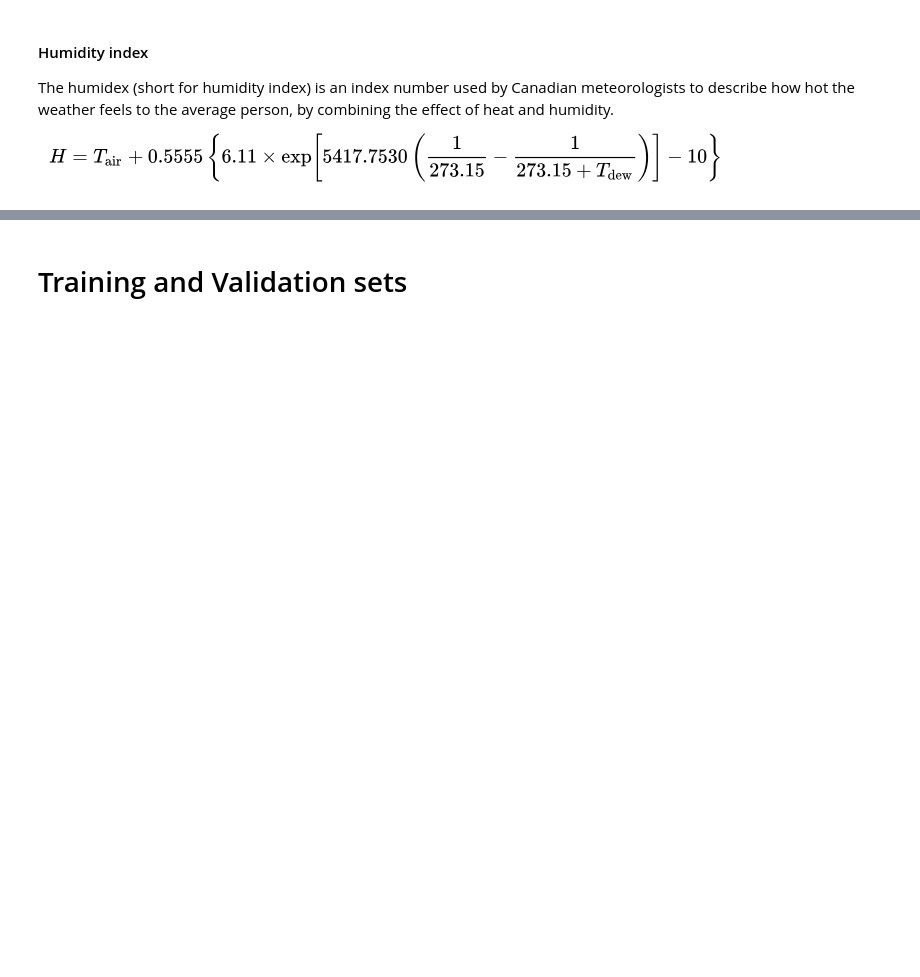
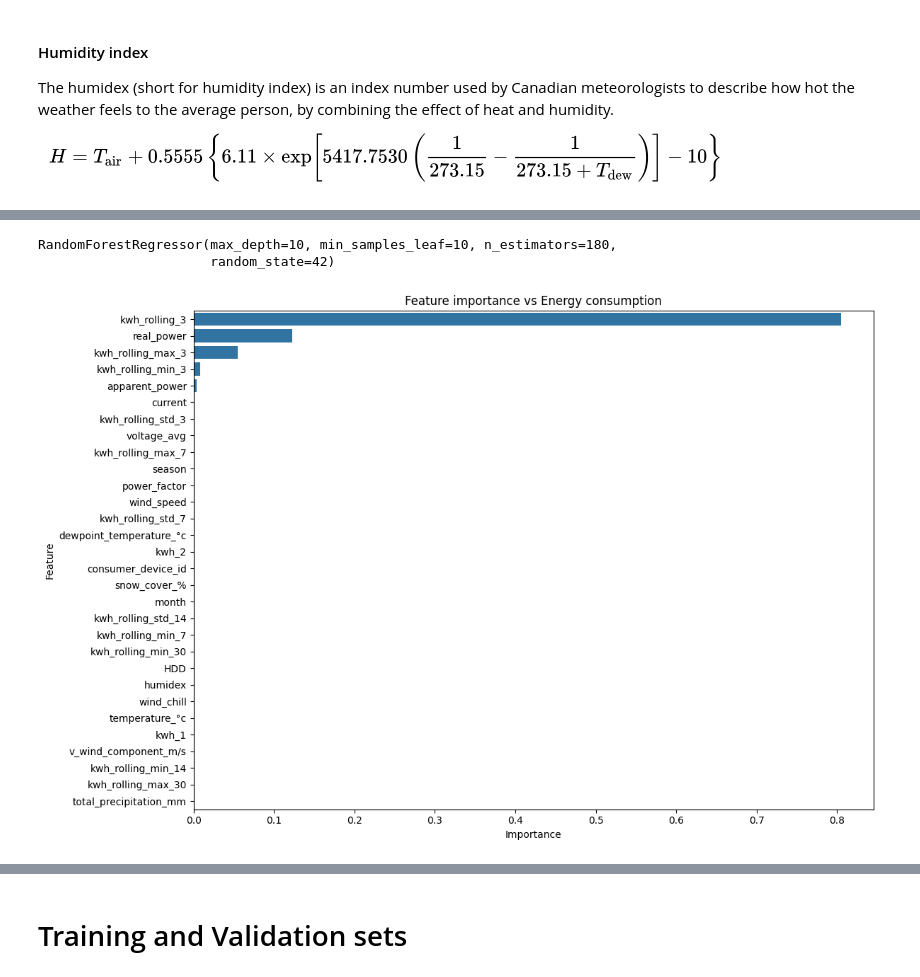
Before and after one commit to okellodaniel/hydropower_climate_optimization, a Jupyter notebook: notebook.ipynb, the cells around one changed output, grey strips where cells are left out. Cells and saved outputs as stored; diff of their text form; code cells hidden in the pictures; blank space fills up the shorter version.

```diff
--- a/notebook.ipynb
+++ b/notebook.ipynb
@@ -319,0 +489,3 @@ forecusting_df
+# %%
+X = processed_df[features]
+y = processed_df['kwh']
@@ -319,0 +523,46 @@ forecusting_df
+# %%
+# categorical variable training
+categorical_cols = X.select_dtypes(include=['object','category']).columns
+
+if not categorical_cols.empty:
+    ct = ColumnTransformer([
+        ('onehot', OneHotEncoder(handle_unknown='ignore'),categorical_cols)
+    ])
+    X = ct.fit_transform(X)
+# %%
+# Train model
+rf_model = RandomForestRegressor(
+    n_estimators=180,
+    random_state=42,
+    min_samples_leaf=10,
+    max_depth=10
+)
+# %%
+rf_model.fit(X,y)
+# %% [output]
+RandomForestRegressor(max_depth=10, min_samples_leaf=10, n_estimators=180,
+                      random_state=42)
+# %%
+if hasattr(rf_model,'feature_importances_'):
+    importances = rf_model.feature_importances_
+
+    if len(categorical_cols) > 0:
+        feature_names = features.copy()
+    else:
+        feature_names = features
+
+    # importance df
+    importance_df = pd.DataFrame({
+        'Feature': feature_names,
+        'Importance': importances[:len(feature_names)]
+    })
+
+    # sort importance
+    importance_df = importance_df.sort_values('Importance',ascending=False)
+
+    plt.figure(figsize=(12,8))
+    sns.barplot(x='Importance',y='Feature',data=importance_df.head(30))
+    plt.title('Feature importance vs Energy consumption')
+    plt.tight_layout()
+# %% [output]
+[figure, added]
```
Also changed, not shown: parts of 102 cells of this notebook.
